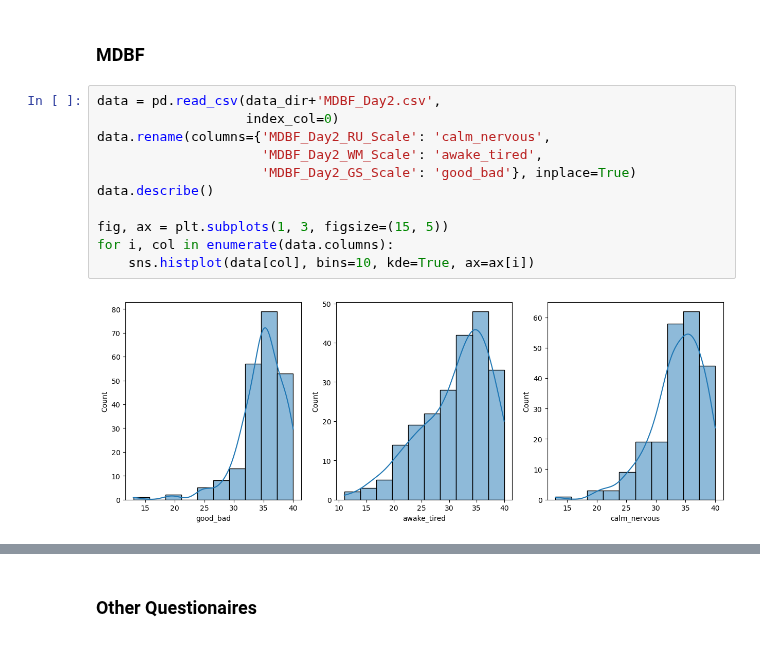
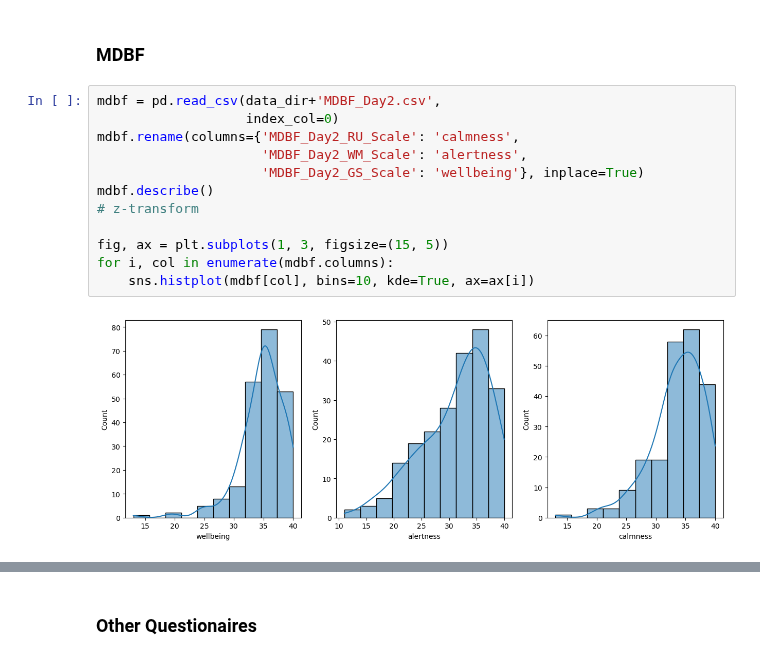
Before and after one commit to Yeganehfrh/EEGModalNet, a Jupyter notebook: notebooks/BehavioralData.ipynb, the cells around one changed output, grey strips where cells are left out. Saved outputs shown, nothing was run; the diff lists cells and outputs as text.

```diff
--- a/notebooks/BehavioralData.ipynb
+++ b/notebooks/BehavioralData.ipynb
@@ -40,15 +41,16 @@ def plot_hist(data, bins=10):
 # %% [markdown]
 ### MDBF
 # %%
-data = pd.read_csv(data_dir+'MDBF_Day2.csv',
+mdbf = pd.read_csv(data_dir+'MDBF_Day2.csv',
                    index_col=0)
-data.rename(columns={'MDBF_Day2_RU_Scale': 'calm_nervous',
-                     'MDBF_Day2_WM_Scale': 'awake_tired',
-                     'MDBF_Day2_GS_Scale': 'good_bad'}, inplace=True)
-data.describe()
+mdbf.rename(columns={'MDBF_Day2_RU_Scale': 'calmness',
+                     'MDBF_Day2_WM_Scale': 'alertness',
+                     'MDBF_Day2_GS_Scale': 'wellbeing'}, inplace=True)
+mdbf.describe()
+# z-transform
 
 fig, ax = plt.subplots(1, 3, figsize=(15, 5))
-for i, col in enumerate(data.columns):
-    sns.histplot(data[col], bins=10, kde=True, ax=ax[i])
+for i, col in enumerate(mdbf.columns):
+    sns.histplot(mdbf[col], bins=10, kde=True, ax=ax[i])
 # %% [output]
-[figure, old version]
+[figure, new version]
```
Also changed, not shown: parts of 3 cells of this notebook.
